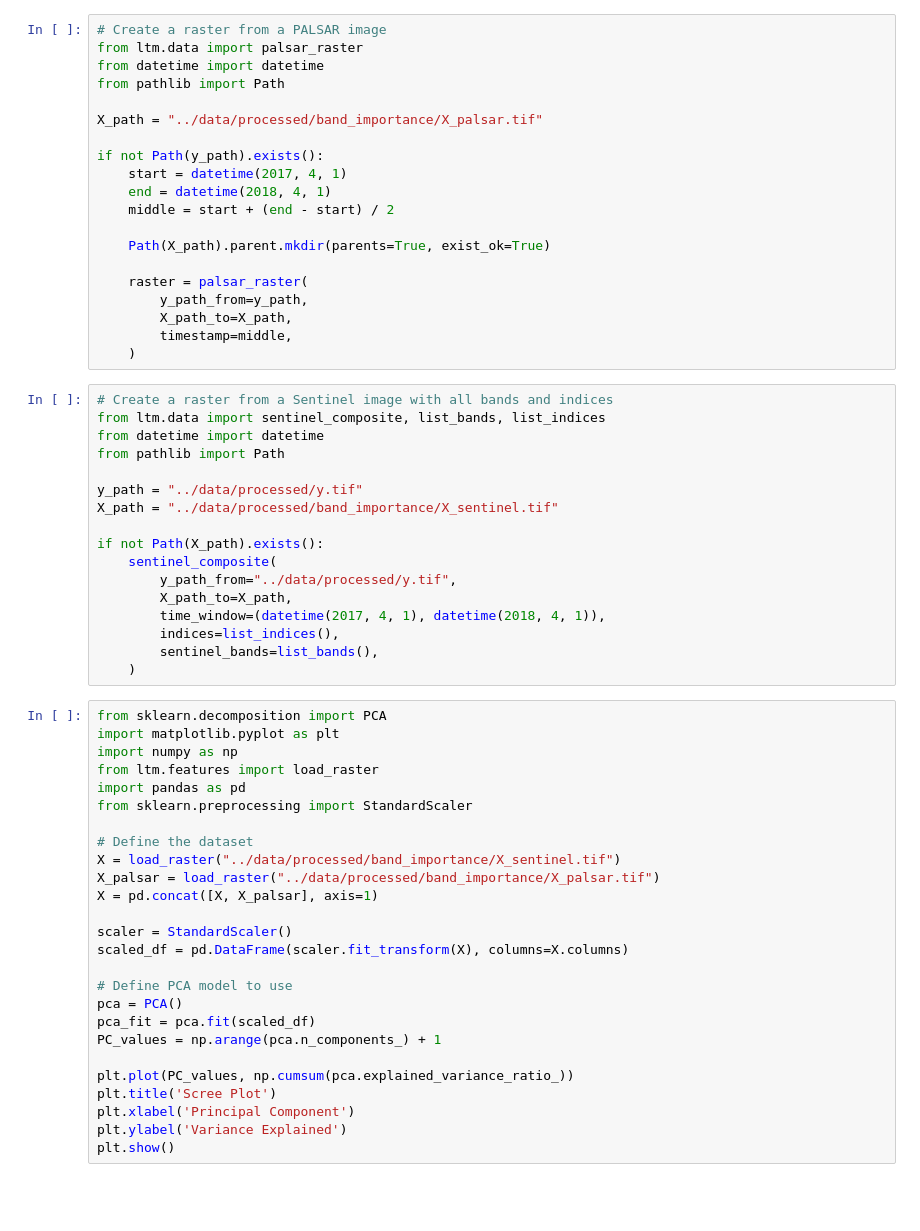
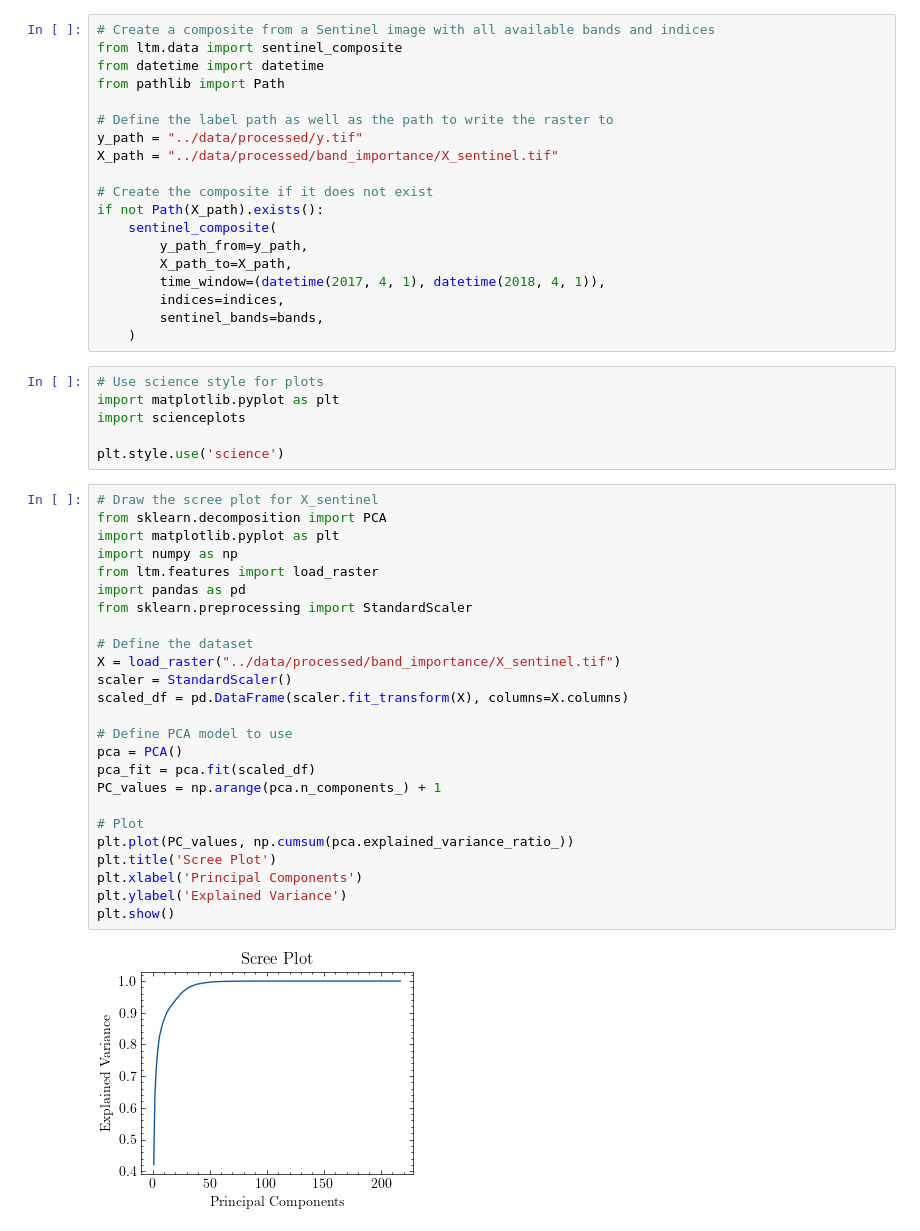
Before and after one commit to Lumcoin/leaf-type-mixture, a Jupyter notebook: notebooks/1-ph-band-importance.ipynb, the cells around one changed output. Saved outputs shown, nothing was run; the diff lists cells and outputs as text; blank space fills up the shorter version.

Commit message:
Start Reducer Composites Experiment

```diff
--- a/notebooks/1-ph-band-importance.ipynb
+++ b/notebooks/1-ph-band-importance.ipynb
@@ -3,65 +61,54 @@
 # %%
-# Create a raster from a PALSAR image
-from ltm.data import palsar_raster
+# Create a composite from a Sentinel image with all available bands and indices
+from ltm.data import sentinel_composite
 from datetime import datetime
 from pathlib import Path
 
-X_path = "../data/processed/band_importance/X_palsar.tif"
+# Define the label path as well as the path to write the raster to
+y_path = "../data/processed/y.tif"
+X_path = "../data/processed/band_importance/X_sentinel.tif"
 
-if not Path(y_path).exists():
-    start = datetime(2017, 4, 1)
-    end = datetime(2018, 4, 1)
-    middle = start + (end - start) / 2
-
-    Path(X_path).parent.mkdir(parents=True, exist_ok=True)
-
-    raster = palsar_raster(
+# Create the composite if it does not exist
+if not Path(X_path).exists():
+    sentinel_composite(
         y_path_from=y_path,
         X_path_to=X_path,
-        timestamp=middle,
+        time_window=(datetime(2017, 4, 1), datetime(2018, 4, 1)),
+        indices=indices,
+        sentinel_bands=bands,
     )
-# %%
-# Create a raster from a Sentinel image with all bands and indices
-from ltm.data import sentinel_composite, list_bands, list_indices
-from datetime import datetime
-from pathlib import Path
-
-y_path = "../data/processed/y.tif"
-X_path = "../data/processed/band_importance/X_sentinel.tif"
-
-if not Path(X_path).exists():
-    sentinel_composite(
-        y_path_from="../data/processed/y.tif",
-        X_path_to=X_path,
-        time_window=(datetime(2017, 4, 1), datetime(2018, 4, 1)),
-        indices=list_indices(),
-        sentinel_bands=list_bands(),
-    )
+# %%
+# Use science style for plots
+import matplotlib.pyplot as plt
+import scienceplots
+
+plt.style.use('science')
 # %%
+# Draw the scree plot for X_sentinel
 from sklearn.decomposition import PCA
 import matplotlib.pyplot as plt
 import numpy as np
 from ltm.features import load_raster
 import pandas as pd
 from sklearn.preprocessing import StandardScaler
 
 # Define the dataset
 X = load_raster("../data/processed/band_importance/X_sentinel.tif")
-X_palsar = load_raster("../data/processed/band_importance/X_palsar.tif")
-X = pd.concat([X, X_palsar], axis=1)
-
 scaler = StandardScaler()
 scaled_df = pd.DataFrame(scaler.fit_transform(X), columns=X.columns)
 
 # Define PCA model to use
 pca = PCA()
 pca_fit = pca.fit(scaled_df)
 PC_values = np.arange(pca.n_components_) + 1
 
+# Plot
 plt.plot(PC_values, np.cumsum(pca.explained_variance_ratio_))
 plt.title('Scree Plot')
-plt.xlabel('Principal Component')
-plt.ylabel('Variance Explained')
+plt.xlabel('Principal Components')
+plt.ylabel('Explained Variance')
 plt.show()
+# %% [output]
+[figure, added]
 # %%
 # Compute the scores for each step of the RFE for PALSAR and Sentinel data
```
Also changed, not shown: parts of 13 cells of this notebook, 5 other files.
